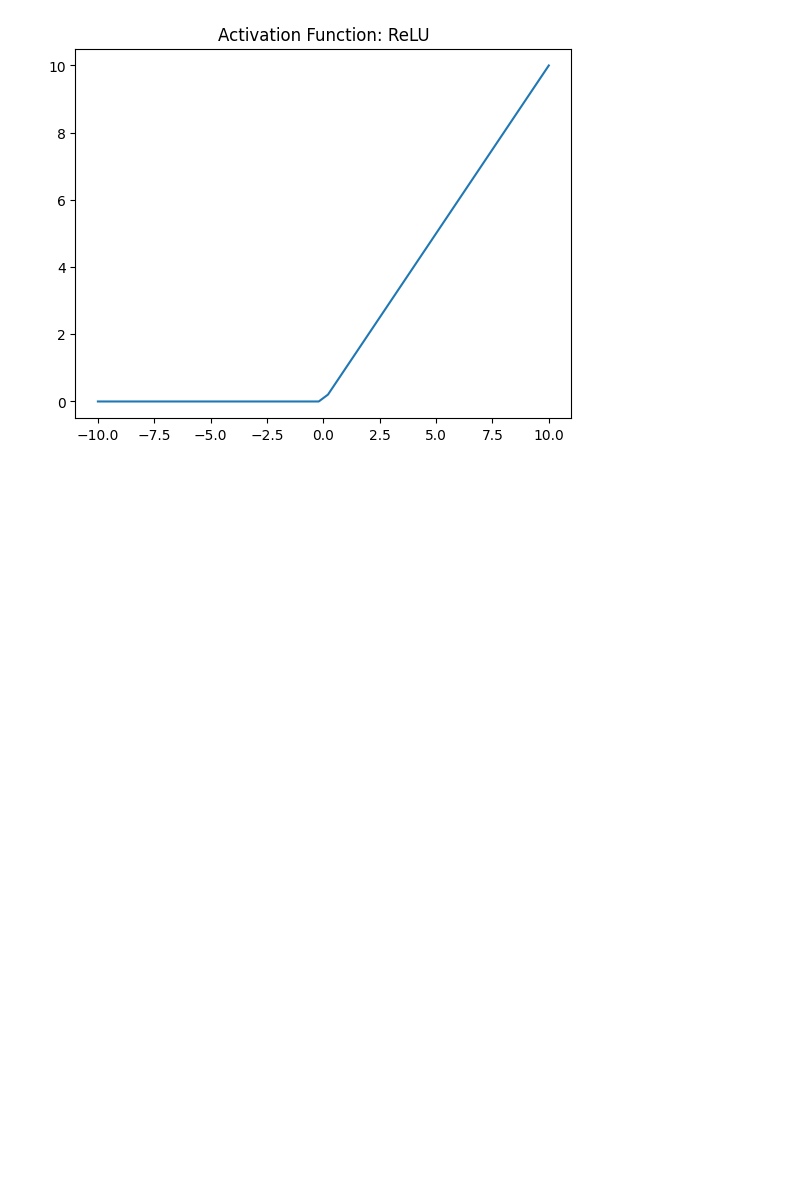
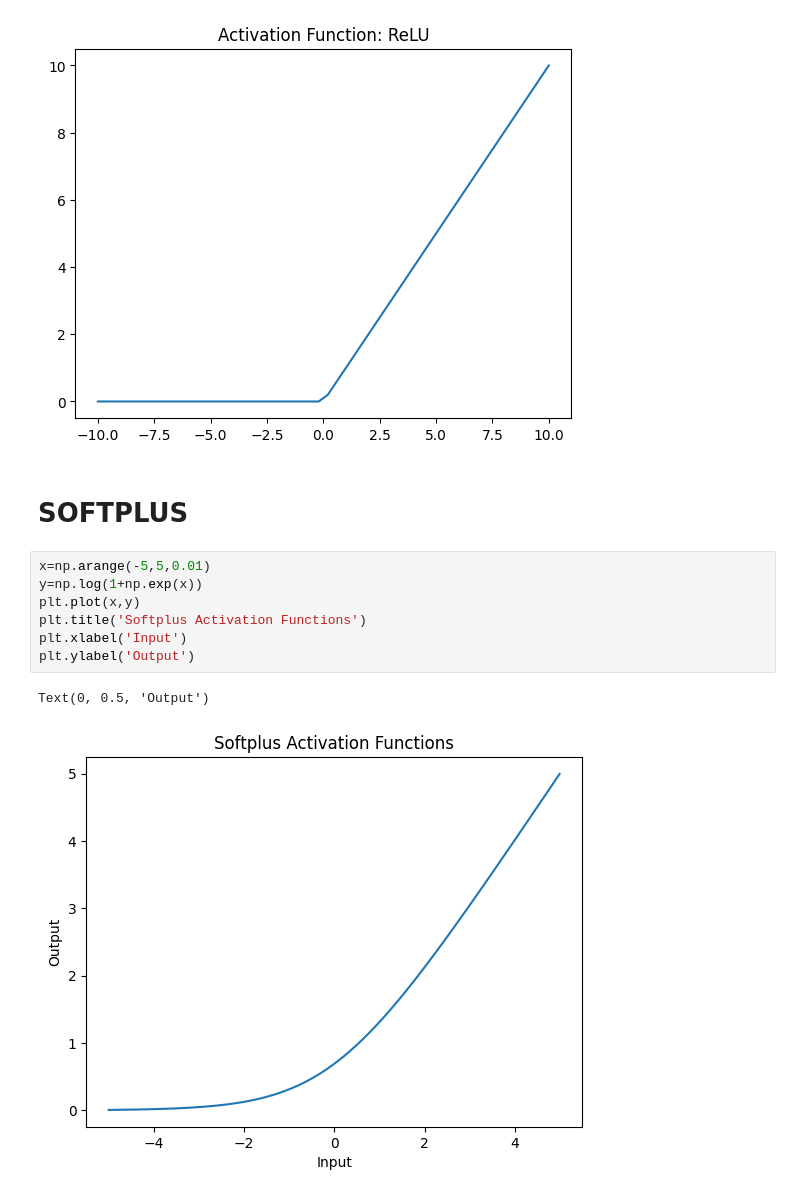
Before and after one commit to yesaswiniswarna/FML, a Jupyter notebook: activation_functions.ipynb, the cells around one changed output. Drawn from its saved outputs; the diff is of its cells as text; blank space fills up the shorter version.

```diff
--- a/activation_functions.ipynb
+++ b/activation_functions.ipynb
@@ -48,3 +48,15 @@ plt.title('Activation Function: ReLU')
 plt.show()
 # %% [output]
 [figure]
+# %% [markdown]
+# **SOFTPLUS**
+# %%
+x=np.arange(-5,5,0.01)
+y=np.log(1+np.exp(x))
+plt.plot(x,y)
+plt.title('Softplus Activation Functions')
+plt.xlabel('Input')
+plt.ylabel('Output')
+# %% [output]
+Text(0, 0.5, 'Output')
+[figure, added]
```
